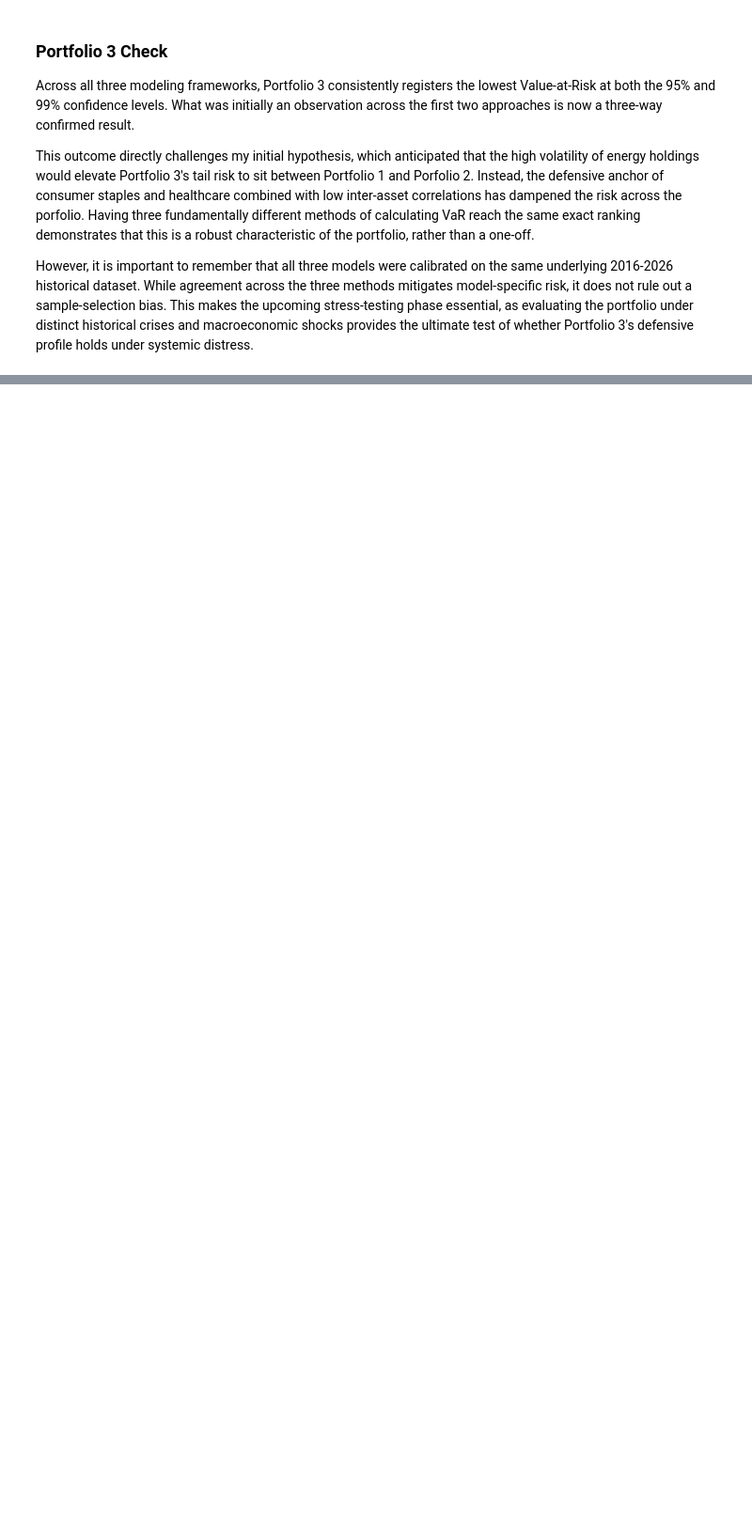
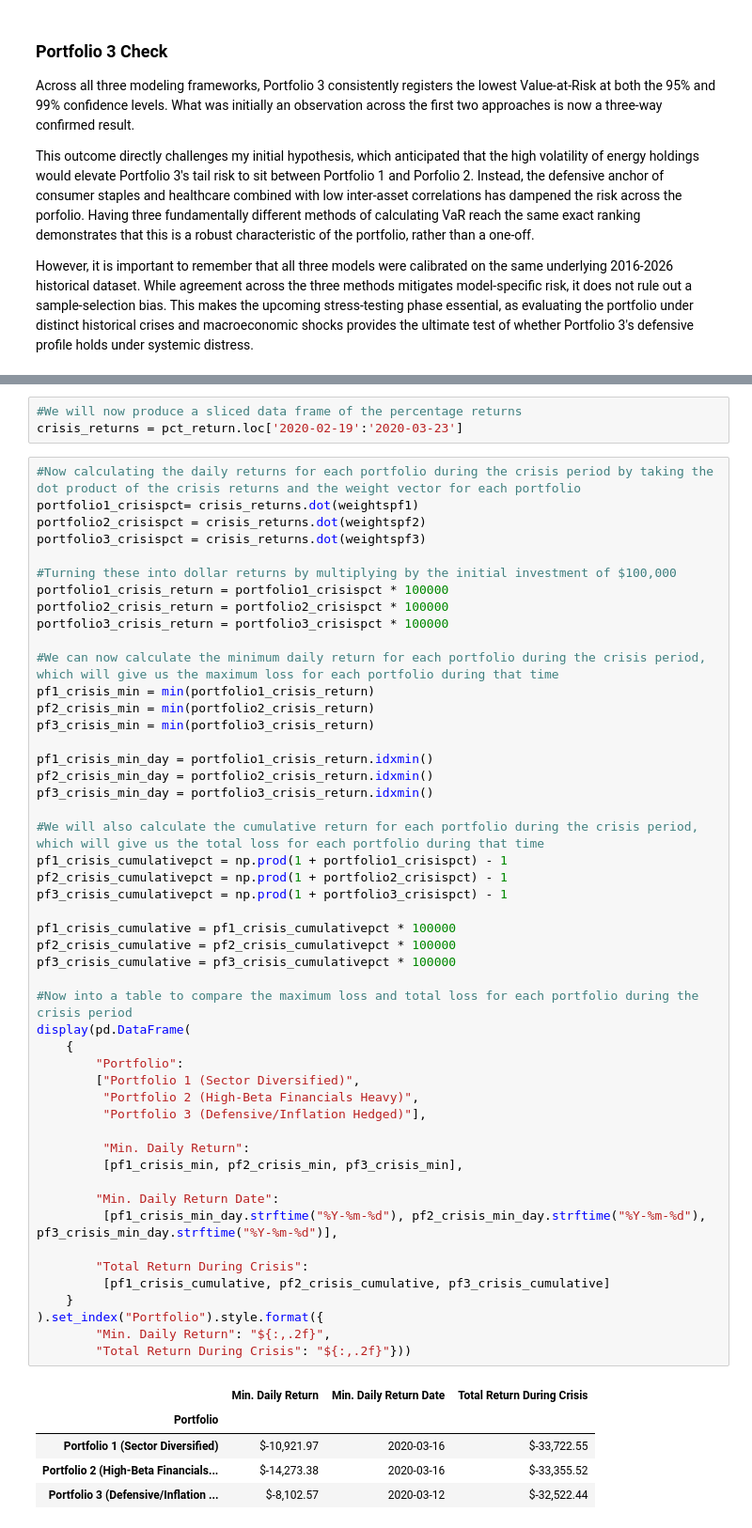
Before and after one commit to joekobylarz/portfolio-var-model, a Jupyter notebook: notebooks/var_model.ipynb, the cells around one changed output, grey strips where cells are left out. Shown at 94% size. Cells and saved outputs as stored; diff of their text form; blank space fills up the shorter version.

```diff
--- a/notebooks/var_model.ipynb
+++ b/notebooks/var_model.ipynb
@@ -761,0 +777,58 @@ However, it is important to remember that all three models were calibrated on th
+# %%
+#We will now produce a sliced data frame of the percentage returns
+crisis_returns = pct_return.loc['2020-02-19':'2020-03-23']
+# %%
+#Now calculating the daily returns for each portfolio during the crisis period by taking the dot product of the crisis returns and the weight vector for each portfolio
+portfolio1_crisispct= crisis_returns.dot(weightspf1)
+portfolio2_crisispct = crisis_returns.dot(weightspf2)
+portfolio3_crisispct = crisis_returns.dot(weightspf3)
+
+#Turning these into dollar returns by multiplying by the initial investment of $100,000
+portfolio1_crisis_return = portfolio1_crisispct * 100000
+portfolio2_crisis_return = portfolio2_crisispct * 100000
+portfolio3_crisis_return = portfolio3_crisispct * 100000
+
+#We can now calculate the minimum daily return for each portfolio during the crisis period, which will give us the maximum loss for each portfolio during that time
+pf1_crisis_min = min(portfolio1_crisis_return)
+pf2_crisis_min = min(portfolio2_crisis_return)
+pf3_crisis_min = min(portfolio3_crisis_return)
+
+pf1_crisis_min_day = portfolio1_crisis_return.idxmin()
+pf2_crisis_min_day = portfolio2_crisis_return.idxmin()
+pf3_crisis_min_day = portfolio3_crisis_return.idxmin()
+
+#We will also calculate the cumulative return for each portfolio during the crisis period, which will give us the total loss for each portfolio during that time
+pf1_crisis_cumulativepct = np.prod(1 + portfolio1_crisispct) - 1
+pf2_crisis_cumulativepct = np.prod(1 + portfolio2_crisispct) - 1
+pf3_crisis_cumulativepct = np.prod(1 + portfolio3_crisispct) - 1
+
+pf1_crisis_cumulative = pf1_crisis_cumulativepct * 100000
+pf2_crisis_cumulative = pf2_crisis_cumulativepct * 100000
+pf3_crisis_cumulative = pf3_crisis_cumulativepct * 100000
+
+#Now into a table to compare the maximum loss and total loss for each portfolio during the crisis period
+display(pd.DataFrame(
+    {
+        "Portfolio":
+        ["Portfolio 1 (Sector Diversified)",
+         "Portfolio 2 (High-Beta Financials Heavy)",
+         "Portfolio 3 (Defensive/Inflation Hedged)"],
+
+         "Min. Daily Return":
+         [pf1_crisis_min, pf2_crisis_min, pf3_crisis_min],
+
+        "Min. Daily Return Date":
+         [pf1_crisis_min_day.strftime("%Y-%m-%d"), pf2_crisis_min_day.strftime("%Y-%m-%d"), pf3_crisis_min_day.strftime("%Y-%m-%d")],
+
+        "Total Return During Crisis":
+         [pf1_crisis_cumulative, pf2_crisis_cumulative, pf3_crisis_cumulative]
+    }
+).set_index("Portfolio").style.format({
+        "Min. Daily Return": "${:,.2f}",
+        "Total Return During Crisis": "${:,.2f}"}))
+# %% [output]
+|  | Min. Daily Return | Min. Daily Return Date | Total Return During Crisis |
+| Portfolio |  |  |  |
+| Portfolio 1 (Sector Diversified) | $-10,921.97 | 2020-03-16 | $-33,722.55 |
+| Portfolio 2 (High-Beta Financials... | $-14,273.38 | 2020-03-16 | $-33,355.52 |
+| Portfolio 3 (Defensive/Inflation ... | $-8,102.57 | 2020-03-12 | $-32,522.44 |
```
Also changed, not shown: parts of 14 cells of this notebook, 1 other file.
